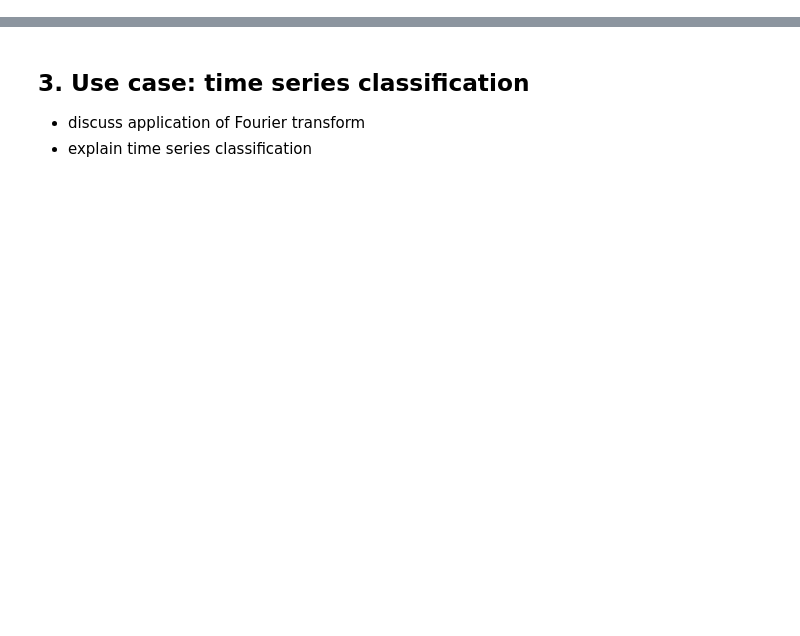
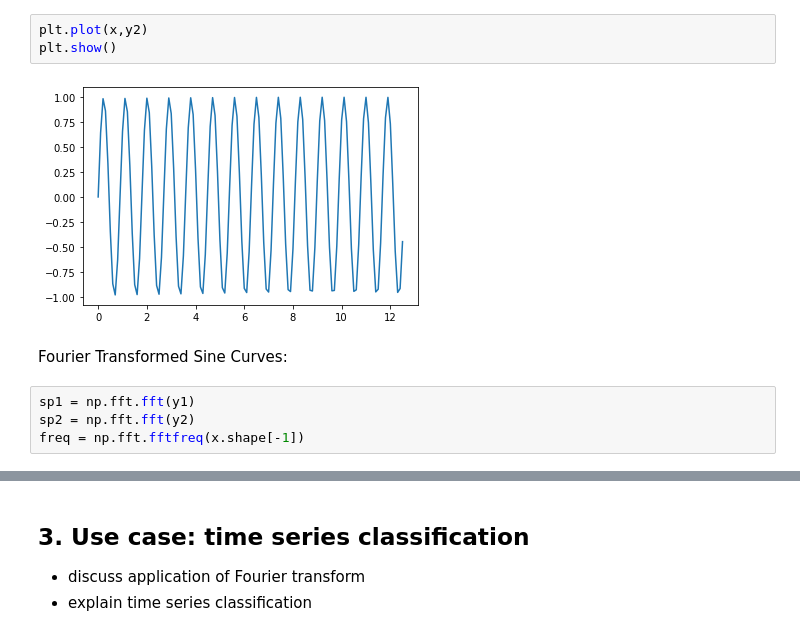
Before and after one commit to TawyeebOS/Time-Series-Analysis-and-Fourier-Transform-Nuffield-Project, a Jupyter notebook: Report-Draft.ipynb, the cells around one changed output, grey strips where cells are left out. Saved outputs shown, nothing was run; the diff lists cells and outputs as text; blank space fills up the shorter version.

```diff
--- a/Report-Draft.ipynb
+++ b/Report-Draft.ipynb
@@ -14,0 +98,11 @@
+# %%
+plt.plot(x,y2)
+plt.show()
+# %% [output]
+[figure, added]
+# %% [markdown]
+Fourier Transformed Sine Curves:
+# %%
+sp1 = np.fft.fft(y1)
+sp2 = np.fft.fft(y2)
+freq = np.fft.fftfreq(x.shape[-1])
```
Also changed, not shown: parts of 20 cells of this notebook, 1 other file.
